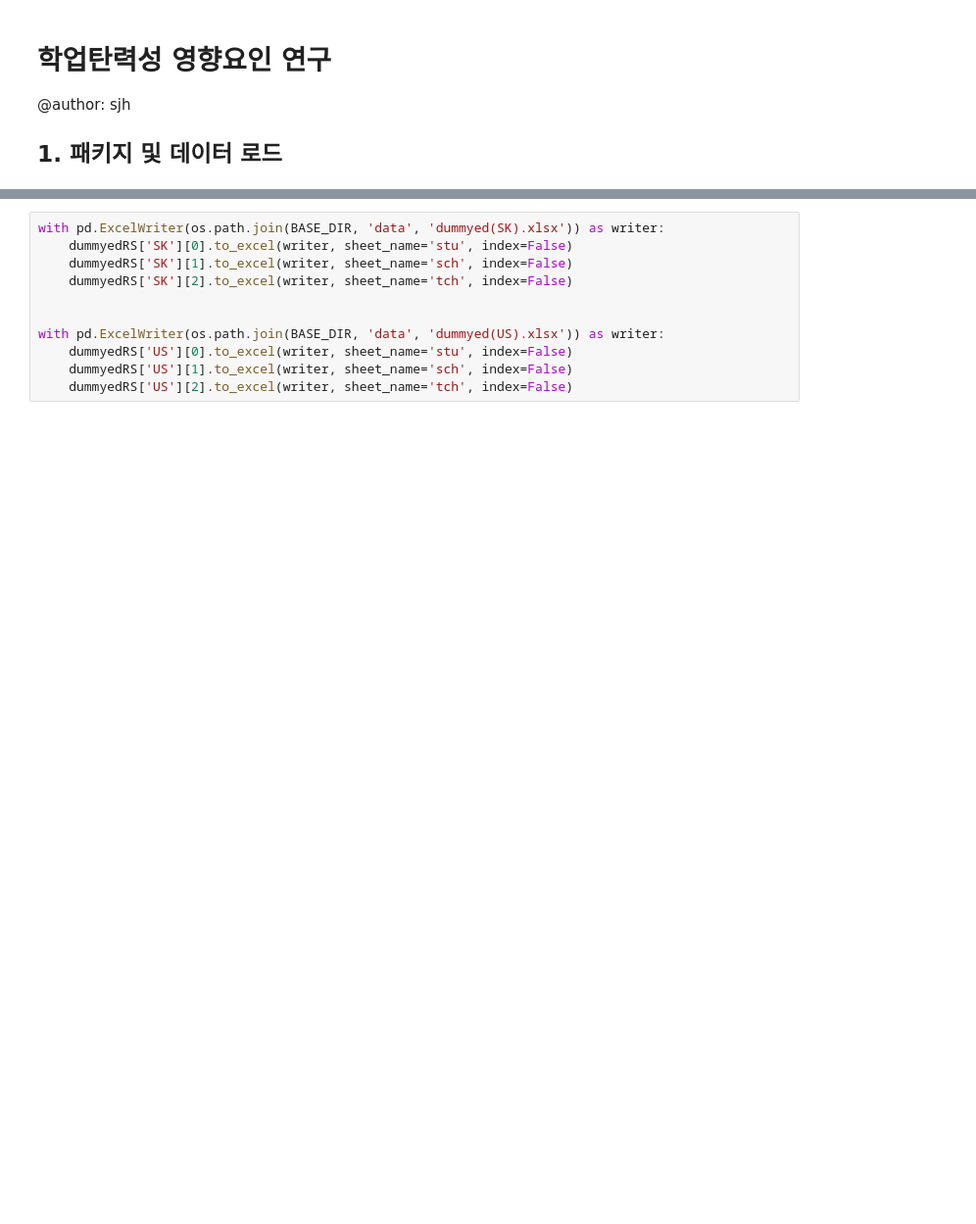
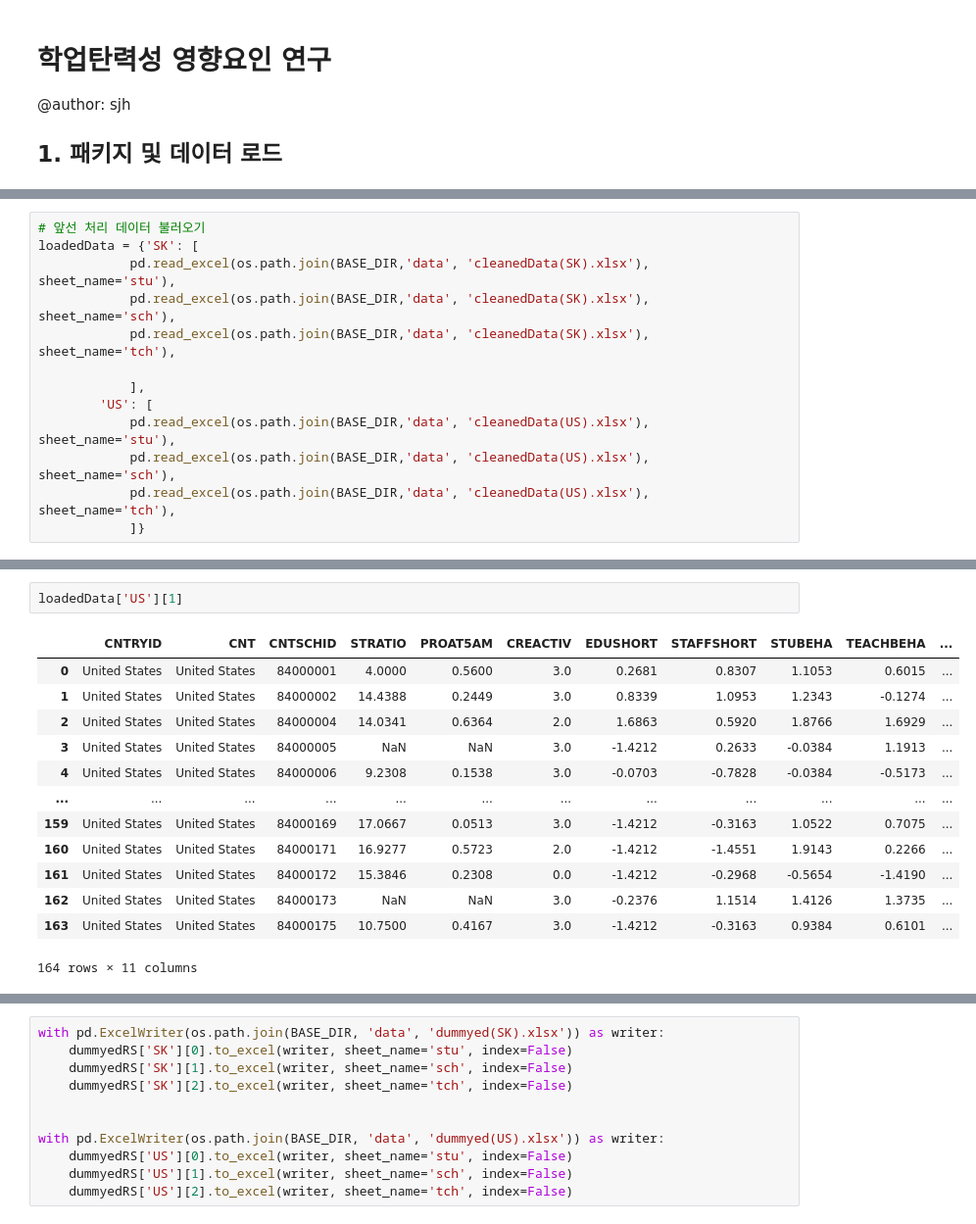
Before and after one commit to huni1023/Research, a Jupyter notebook: MixedRF/analysis.ipynb, the cells around one changed output, grey strips where cells are left out. Shown: that part at 98% size. Saved outputs shown, nothing was run; the diff lists cells and outputs as text; blank space fills up the shorter version.

```diff
--- a/MixedRF/analysis.ipynb
+++ b/MixedRF/analysis.ipynb
@@ -132,0 +194,13 @@ finalRS = preprocessor.cleaningVariable(codeBook=dataSet.cb)
+# %%
+# 앞선 처리 데이터 불러오기
+loadedData = {'SK': [
+            pd.read_excel(os.path.join(BASE_DIR,'data', 'cleanedData(SK).xlsx'), sheet_name='stu'),
+            pd.read_excel(os.path.join(BASE_DIR,'data', 'cleanedData(SK).xlsx'), sheet_name='sch'),
+            pd.read_excel(os.path.join(BASE_DIR,'data', 'cleanedData(SK).xlsx'), sheet_name='tch'),
+
+            ],
+        'US': [
+            pd.read_excel(os.path.join(BASE_DIR,'data', 'cleanedData(US).xlsx'), sheet_name='stu'),
+            pd.read_excel(os.path.join(BASE_DIR,'data', 'cleanedData(US).xlsx'), sheet_name='sch'),
+            pd.read_excel(os.path.join(BASE_DIR,'data', 'cleanedData(US).xlsx'), sheet_name='tch'),
+            ]}
@@ -132,0 +421,16 @@ finalRS = preprocessor.cleaningVariable(codeBook=dataSet.cb)
+# %%
+loadedData['US'][1]
+# %% [output]
+|  | CNTRYID | CNT | CNTSCHID | STRATIO | PROAT5AM | CREACTIV | EDUSHORT | STAFFSHORT | STUBEHA | TEACHBEHA | ... |
+| 0 | United States | United States | 84000001 | 4.0000 | 0.5600 | 3.0 | 0.2681 | 0.8307 | 1.1053 | 0.6015 | ... |
+| 1 | United States | United States | 84000002 | 14.4388 | 0.2449 | 3.0 | 0.8339 | 1.0953 | 1.2343 | -0.1274 | ... |
+| 2 | United States | United States | 84000004 | 14.0341 | 0.6364 | 2.0 | 1.6863 | 0.5920 | 1.8766 | 1.6929 | ... |
+| 3 | United States | United States | 84000005 | NaN | NaN | 3.0 | -1.4212 | 0.2633 | -0.0384 | 1.1913 | ... |
+| 4 | United States | United States | 84000006 | 9.2308 | 0.1538 | 3.0 | -0.0703 | -0.7828 | -0.0384 | -0.5173 | ... |
+| ... | ... | ... | ... | ... | ... | ... | ... | ... | ... | ... | ... |
+| 159 | United States | United States | 84000169 | 17.0667 | 0.0513 | 3.0 | -1.4212 | -0.3163 | 1.0522 | 0.7075 | ... |
+| 160 | United States | United States | 84000171 | 16.9277 | 0.5723 | 2.0 | -1.4212 | -1.4551 | 1.9143 | 0.2266 | ... |
+| 161 | United States | United States | 84000172 | 15.3846 | 0.2308 | 0.0 | -1.4212 | -0.2968 | -0.5654 | -1.4190 | ... |
+| 162 | United States | United States | 84000173 | NaN | NaN | 3.0 | -0.2376 | 1.1514 | 1.4126 | 1.3735 | ... |
+| 163 | United States | United States | 84000175 | 10.7500 | 0.4167 | 3.0 | -1.4212 | -0.3163 | 0.9384 | 0.6101 | ... |
+164 rows × 11 columns
```
Also changed, not shown: parts of 22 cells of this notebook, 1 other file.
